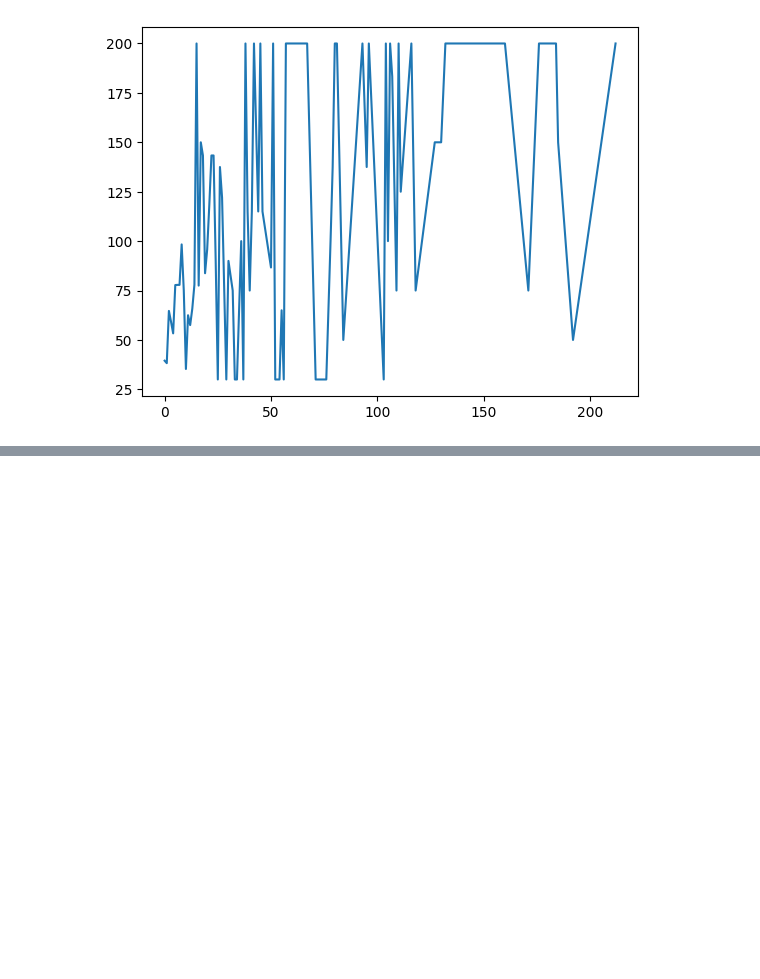
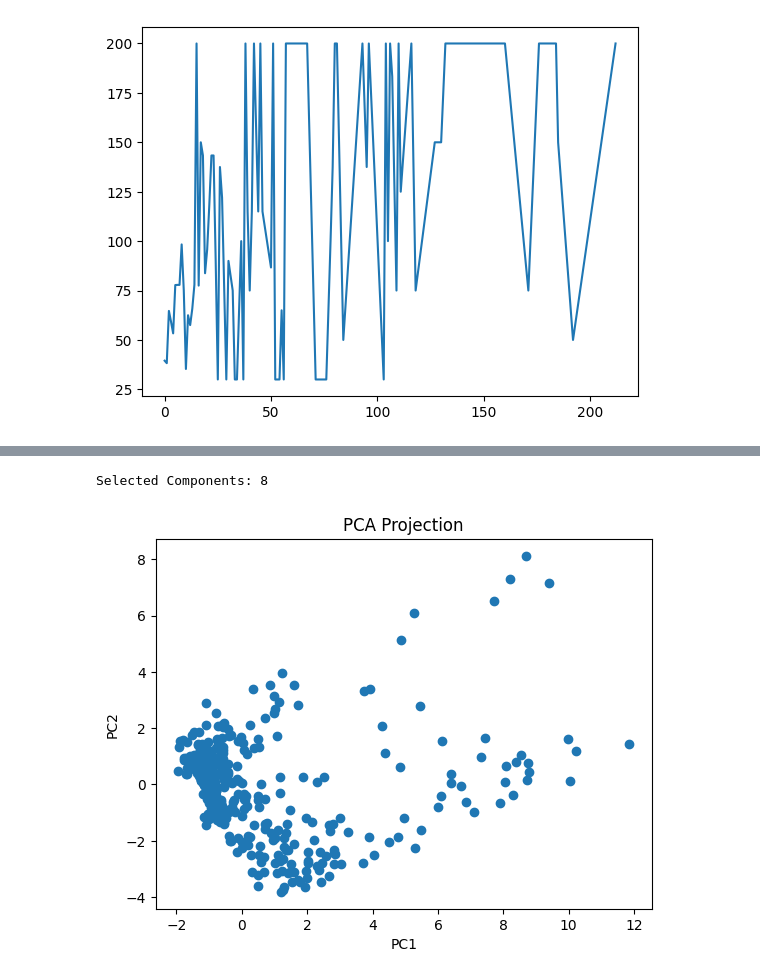
Before and after one commit to harishmk31/24ADI204_Team_1, a Jupyter notebook: Data_Viz/Data_Visualization_main.ipynb, the cells around one changed output, grey strips where cells are left out. Drawn from its saved outputs; the diff is of its cells as text; code cells hidden in the pictures; blank space fills up the shorter version.

```diff
--- a/Data_Viz/Data_Visualization_main.ipynb
+++ b/Data_Viz/Data_Visualization_main.ipynb
@@ -396,0 +507,9 @@ plt.show()
+# %%
+# Drop non-useful columns (names, IDs, etc.)
+df_model = df.drop([
+    "List_Sr_No",
+    "First_Name",
+    "Surname",
+    "Date_of_Birth",
+    "Set_Code"
+], axis=1)
@@ -396,0 +555,16 @@ plt.show()
+# %%
+pca = PCA(n_components=0.95)
+X_pca = pca.fit_transform(X_scaled)
+
+print("Selected Components:", pca.n_components_)
+# %% [output]
+Selected Components: 8
+# %%
+plt.figure()
+plt.scatter(X_pca[:, 0], X_pca[:, 1])
+plt.xlabel("PC1")
+plt.ylabel("PC2")
+plt.title("PCA Projection")
+plt.show()
+# %% [output]
+[figure, added]
```
Also changed, not shown: parts of 28 cells of this notebook.
